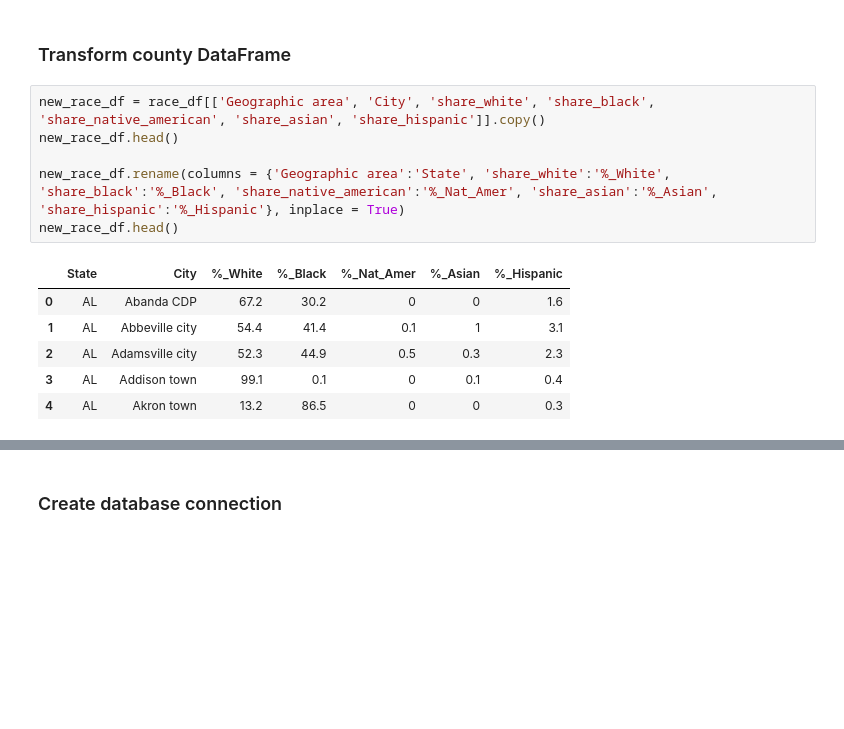
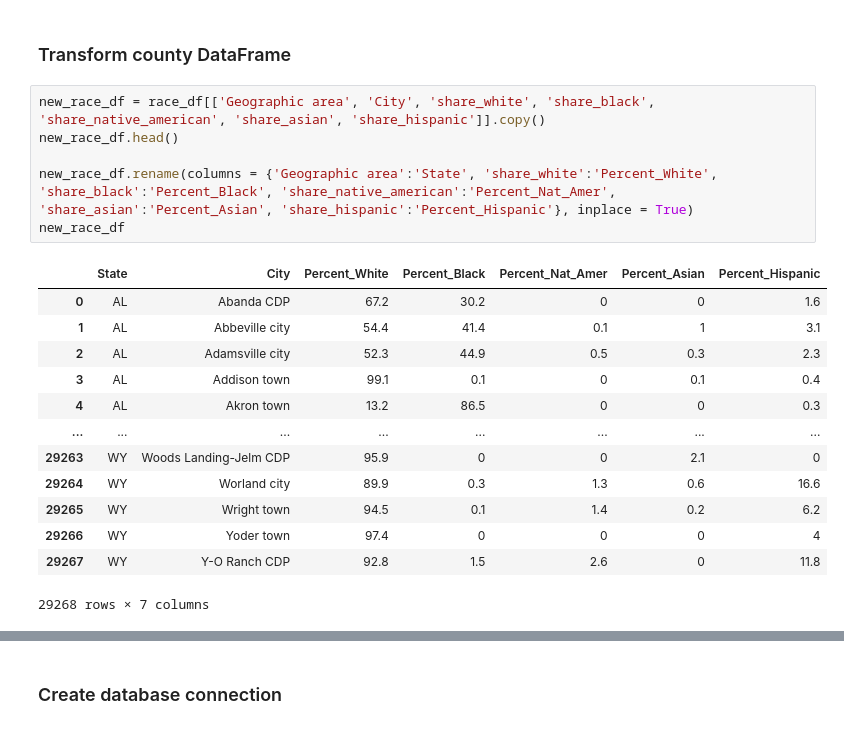
Before and after one commit to tduron3/Project_Two, a Jupyter notebook: Resources/project_two.ipynb, the cells around one changed output, grey strips where cells are left out. Cells and saved outputs as stored; diff of their text form; blank space fills up the shorter version.

```diff
--- a/Resources/project_two.ipynb
+++ b/Resources/project_two.ipynb
@@ -48,13 +49,20 @@ new_police_df.head()
 # %%
 new_race_df = race_df[['Geographic area', 'City', 'share_white', 'share_black', 'share_native_american', 'share_asian', 'share_hispanic']].copy()
 new_race_df.head()
 
-new_race_df.rename(columns = {'Geographic area':'State', 'share_white':'%_White', 'share_black':'%_Black', 'share_native_american':'%_Nat_Amer', 'share_asian':'%_Asian', 'share_hispanic':'%_Hispanic'}, inplace = True)
-new_race_df.head()
+new_race_df.rename(columns = {'Geographic area':'State', 'share_white':'Percent_White', 'share_black':'Percent_Black', 'share_native_american':'Percent_Nat_Amer', 'share_asian':'Percent_Asian', 'share_hispanic':'Percent_Hispanic'}, inplace = True)
+new_race_df
 # %% [output]
-|  | State | City | %_White | %_Black | %_Nat_Amer | %_Asian | %_Hispanic |
+|  | State | City | Percent_White | Percent_Black | Percent_Nat_Amer | Percent_Asian | Percent_Hispanic |
 | 0 | AL | Abanda CDP | 67.2 | 30.2 | 0 | 0 | 1.6 |
 | 1 | AL | Abbeville city | 54.4 | 41.4 | 0.1 | 1 | 3.1 |
 | 2 | AL | Adamsville city | 52.3 | 44.9 | 0.5 | 0.3 | 2.3 |
 | 3 | AL | Addison town | 99.1 | 0.1 | 0 | 0.1 | 0.4 |
 | 4 | AL | Akron town | 13.2 | 86.5 | 0 | 0 | 0.3 |
+| ... | ... | ... | ... | ... | ... | ... | ... |
+| 29263 | WY | Woods Landing-Jelm CDP | 95.9 | 0 | 0 | 2.1 | 0 |
+| 29264 | WY | Worland city | 89.9 | 0.3 | 1.3 | 0.6 | 16.6 |
+| 29265 | WY | Wright town | 94.5 | 0.1 | 1.4 | 0.2 | 6.2 |
+| 29266 | WY | Yoder town | 97.4 | 0 | 0 | 0 | 4 |
+| 29267 | WY | Y-O Ranch CDP | 92.8 | 1.5 | 2.6 | 0 | 11.8 |
+29268 rows × 7 columns
```
Also changed, not shown: parts of 6 cells of this notebook.
